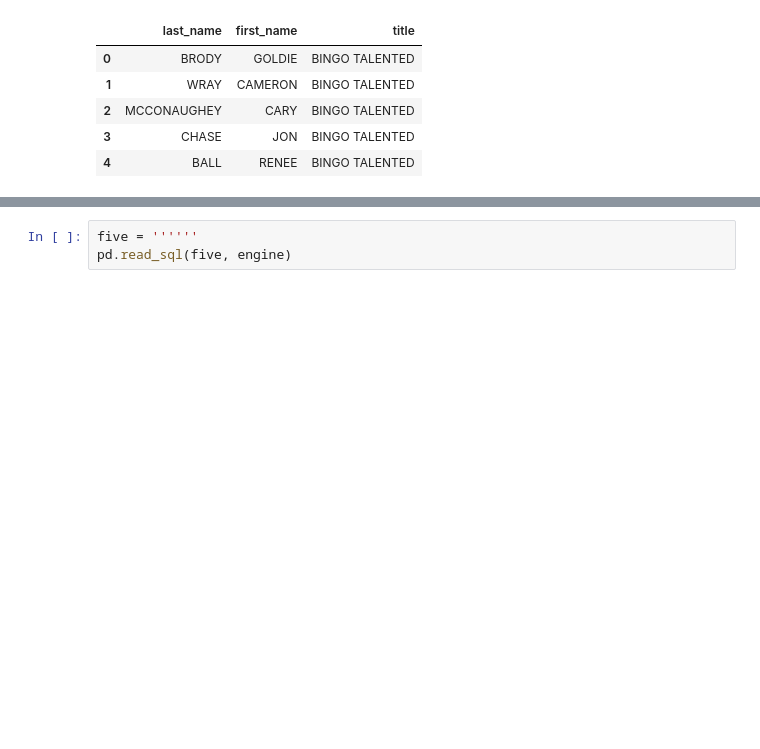
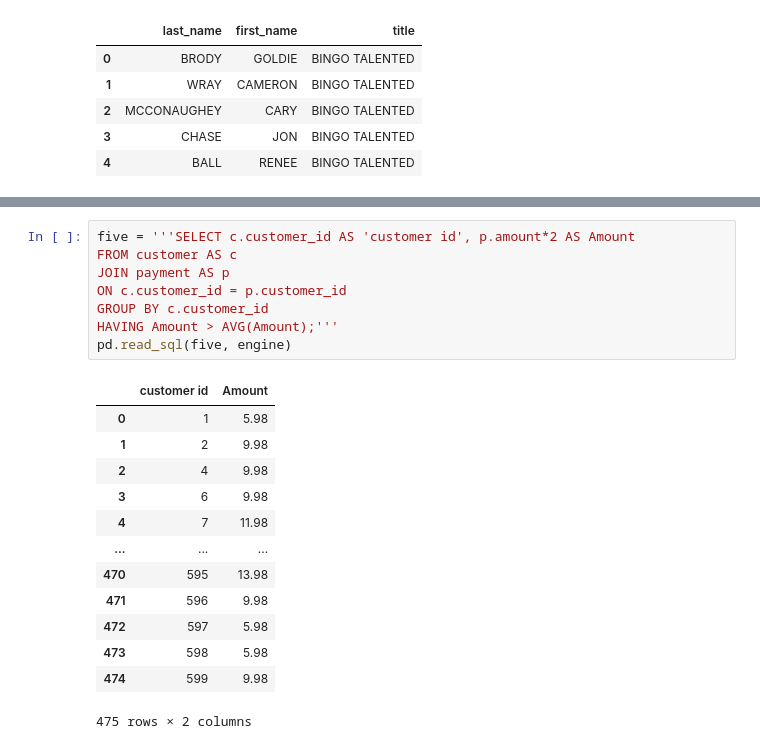
Before and after one commit to jamesbelk0/Sakila, a Jupyter notebook: Sakila-Core.ipynb, the cells around one changed output, grey strips where cells are left out. Drawn from its saved outputs; the diff is of its cells as text; blank space fills up the shorter version.

```diff
--- a/Sakila-Core.ipynb
+++ b/Sakila-Core.ipynb
@@ -97,3 +122,22 @@ pd.read_sql(four, engine)
 # %%
-five = ''''''
+five = '''SELECT c.customer_id AS 'customer id', p.amount*2 AS Amount
+FROM customer AS c
+JOIN payment AS p
+ON c.customer_id = p.customer_id
+GROUP BY c.customer_id
+HAVING Amount > AVG(Amount);'''
 pd.read_sql(five, engine)
+# %% [output]
+|  | customer id | Amount |
+| 0 | 1 | 5.98 |
+| 1 | 2 | 9.98 |
+| 2 | 4 | 9.98 |
+| 3 | 6 | 9.98 |
+| 4 | 7 | 11.98 |
+| ... | ... | ... |
+| 470 | 595 | 13.98 |
+| 471 | 596 | 9.98 |
+| 472 | 597 | 5.98 |
+| 473 | 598 | 5.98 |
+| 474 | 599 | 9.98 |
+475 rows × 2 columns
```
Also changed, not shown: parts of 11 cells of this notebook.
